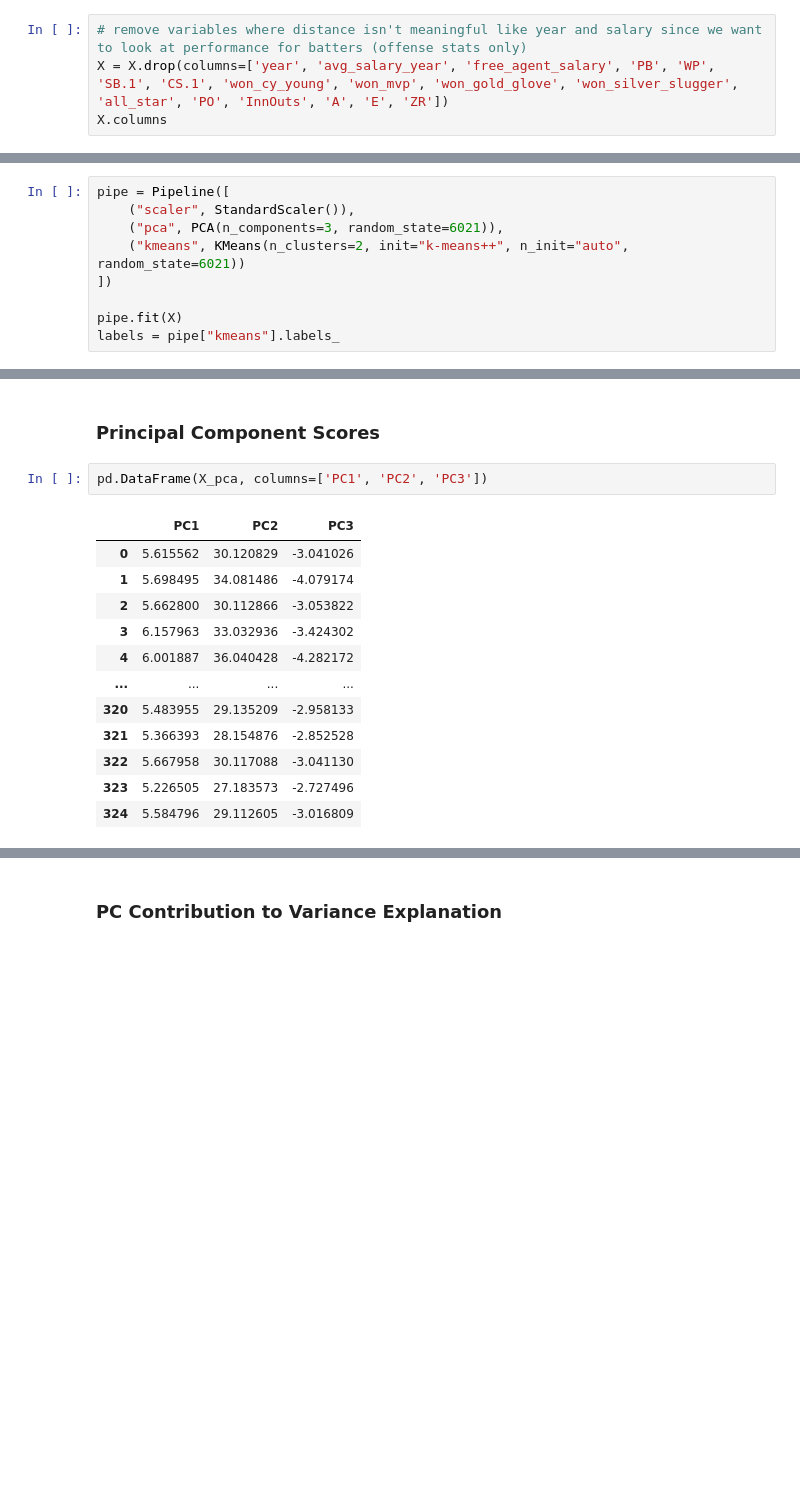
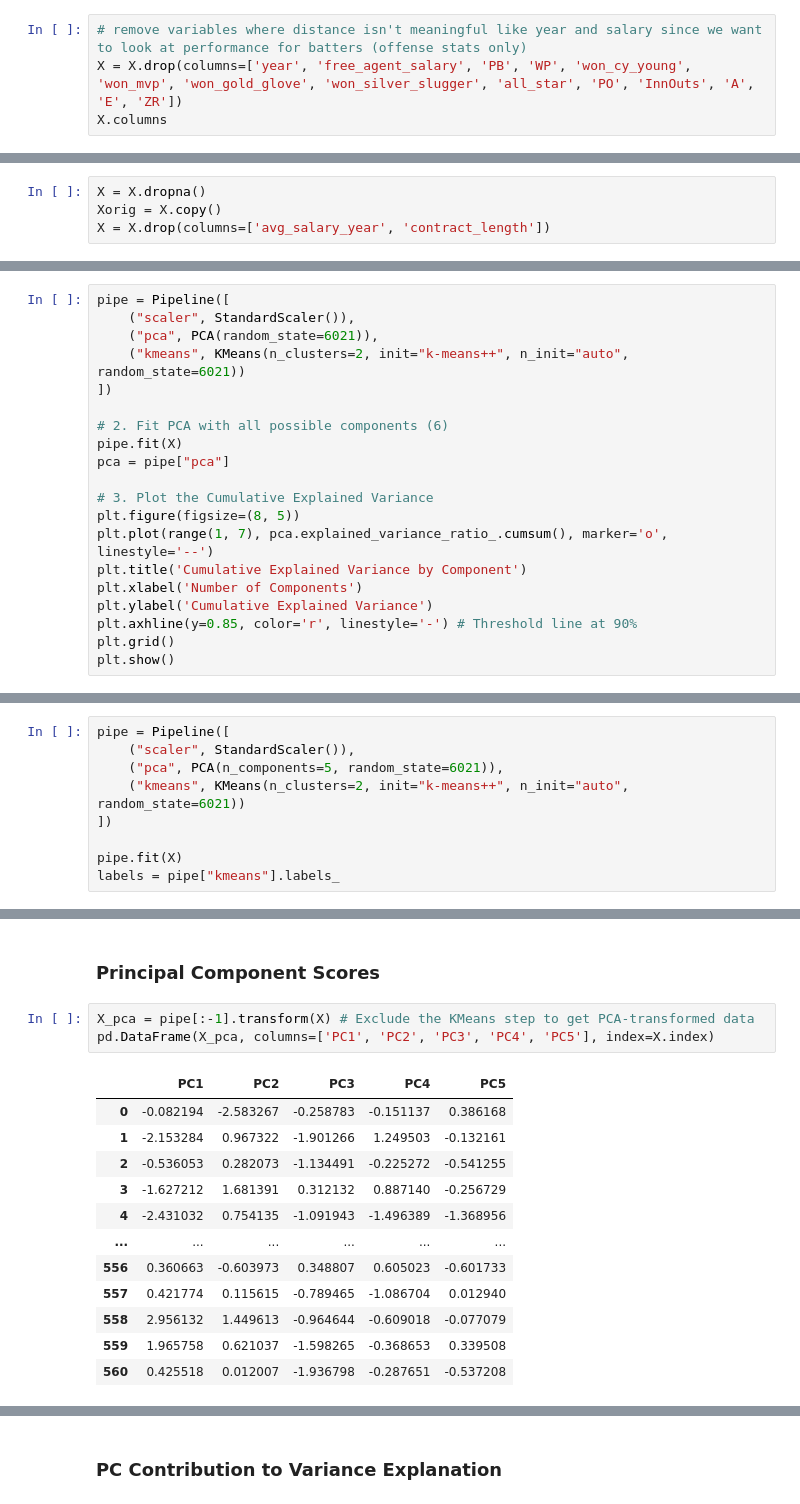
Before and after one commit to nw93929/DS6021-Project, a Jupyter notebook: models/kmeans - batters.ipynb, the cells around one changed output, grey strips where cells are left out. Drawn from its saved outputs; the diff is of its cells as text; blank space fills up the shorter version.

```diff
--- a/models/kmeans - batters.ipynb
+++ b/models/kmeans - batters.ipynb
@@ -43,6 +53,6 @@ all_star                int64
 dtype: object
 # %%
 # remove variables where distance isn't meaningful like year and salary since we want to look at performance for batters (offense stats only)
-X = X.drop(columns=['year', 'avg_salary_year', 'free_agent_salary', 'PB', 'WP', 'SB.1', 'CS.1', 'won_cy_young', 'won_mvp', 'won_gold_glove', 'won_silver_slugger', 'all_star', 'PO', 'InnOuts', 'A', 'E', 'ZR'])
+X = X.drop(columns=['year', 'free_agent_salary', 'PB', 'WP', 'won_cy_young', 'won_mvp', 'won_gold_glove', 'won_silver_slugger', 'all_star', 'PO', 'InnOuts', 'A', 'E', 'ZR'])
 X.columns
 # %% [output]
@@ -72,3 +109,7 @@ ISO - how much of player's production comes from extra base hits like doubles, t
+# %%
+X = X.dropna()
+Xorig = X.copy()
+X = X.drop(columns=['avg_salary_year', 'contract_length'])
 # %%
 K_values = list(range(1, 11))
 wcss = []
@@ -156,2 +197,22 @@ KMeans is known to have a memory leak on Windows with MKL, when there are less c
 # %% [markdown]
 Looks like 2 clusters is best
+# %%
+pipe = Pipeline([
+    ("scaler", StandardScaler()),
+    ("pca", PCA(random_state=6021)),
+    ("kmeans", KMeans(n_clusters=2, init="k-means++", n_init="auto", random_state=6021))
+])
+
+# 2. Fit PCA with all possible components (6)
+pipe.fit(X)
+pca = pipe["pca"]
+
+# 3. Plot the Cumulative Explained Variance
+plt.figure(figsize=(8, 5))
+plt.plot(range(1, 7), pca.explained_variance_ratio_.cumsum(), marker='o', linestyle='--')
+plt.title('Cumulative Explained Variance by Component')
+plt.xlabel('Number of Components')
+plt.ylabel('Cumulative Explained Variance')
+plt.axhline(y=0.85, color='r', linestyle='-') # Threshold line at 90%
+plt.grid()
+plt.show()
@@ -158,7 +222,7 @@ Looks like 2 clusters is best
 # %%
 pipe = Pipeline([
     ("scaler", StandardScaler()),
-    ("pca", PCA(n_components=3, random_state=6021)),
+    ("pca", PCA(n_components=5, random_state=6021)),
     ("kmeans", KMeans(n_clusters=2, init="k-means++", n_init="auto", random_state=6021))
 ])
 
@@ -186,17 +252,18 @@ pca_loadings
 # %% [markdown]
 ### Principal Component Scores
 # %%
-pd.DataFrame(X_pca, columns=['PC1', 'PC2', 'PC3'])
+X_pca = pipe[:-1].transform(X) # Exclude the KMeans step to get PCA-transformed data
+pd.DataFrame(X_pca, columns=['PC1', 'PC2', 'PC3', 'PC4', 'PC5'], index=X.index)
 # %% [output]
-|  | PC1 | PC2 | PC3 |
-| 0 | 5.615562 | 30.120829 | -3.041026 |
-| 1 | 5.698495 | 34.081486 | -4.079174 |
-| 2 | 5.662800 | 30.112866 | -3.053822 |
-| 3 | 6.157963 | 33.032936 | -3.424302 |
-| 4 | 6.001887 | 36.040428 | -4.282172 |
-| ... | ... | ... | ... |
-| 320 | 5.483955 | 29.135209 | -2.958133 |
-| 321 | 5.366393 | 28.154876 | -2.852528 |
-| 322 | 5.667958 | 30.117088 | -3.041130 |
-| 323 | 5.226505 | 27.183573 | -2.727496 |
-| 324 | 5.584796 | 29.112605 | -3.016809 |
+|  | PC1 | PC2 | PC3 | PC4 | PC5 |
+| 0 | -0.082194 | -2.583267 | -0.258783 | -0.151137 | 0.386168 |
+| 1 | -2.153284 | 0.967322 | -1.901266 | 1.249503 | -0.132161 |
+| 2 | -0.536053 | 0.282073 | -1.134491 | -0.225272 | -0.541255 |
+| 3 | -1.627212 | 1.681391 | 0.312132 | 0.887140 | -0.256729 |
+| 4 | -2.431032 | 0.754135 | -1.091943 | -1.496389 | -1.368956 |
+| ... | ... | ... | ... | ... | ... |
+| 556 | 0.360663 | -0.603973 | 0.348807 | 0.605023 | -0.601733 |
+| 557 | 0.421774 | 0.115615 | -0.789465 | -1.086704 | 0.012940 |
+| 558 | 2.956132 | 1.449613 | -0.964644 | -0.609018 | -0.077079 |
+| 559 | 1.965758 | 0.621037 | -1.598265 | -0.368653 | 0.339508 |
+| 560 | 0.425518 | 0.012007 | -1.936798 | -0.287651 | -0.537208 |
```
Also changed, not shown: parts of 31 cells of this notebook, 1 other file.
